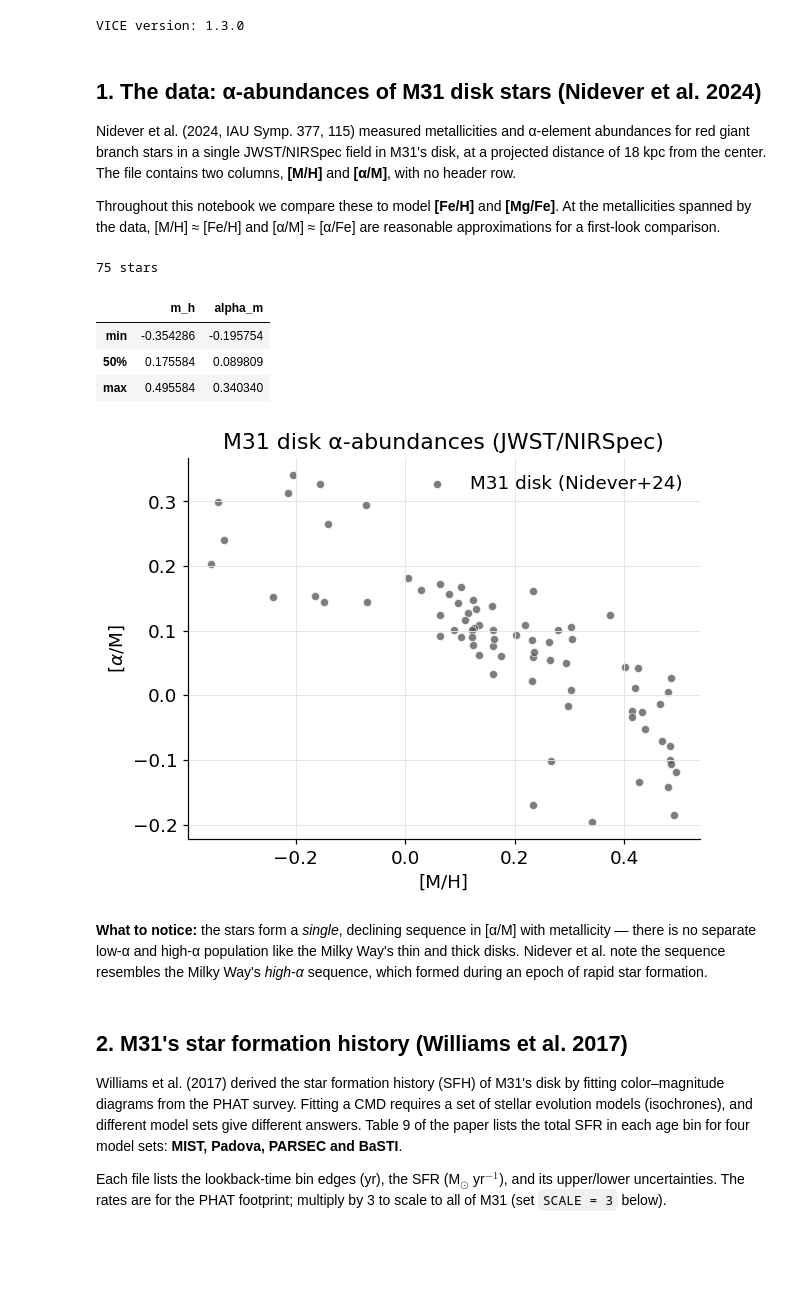
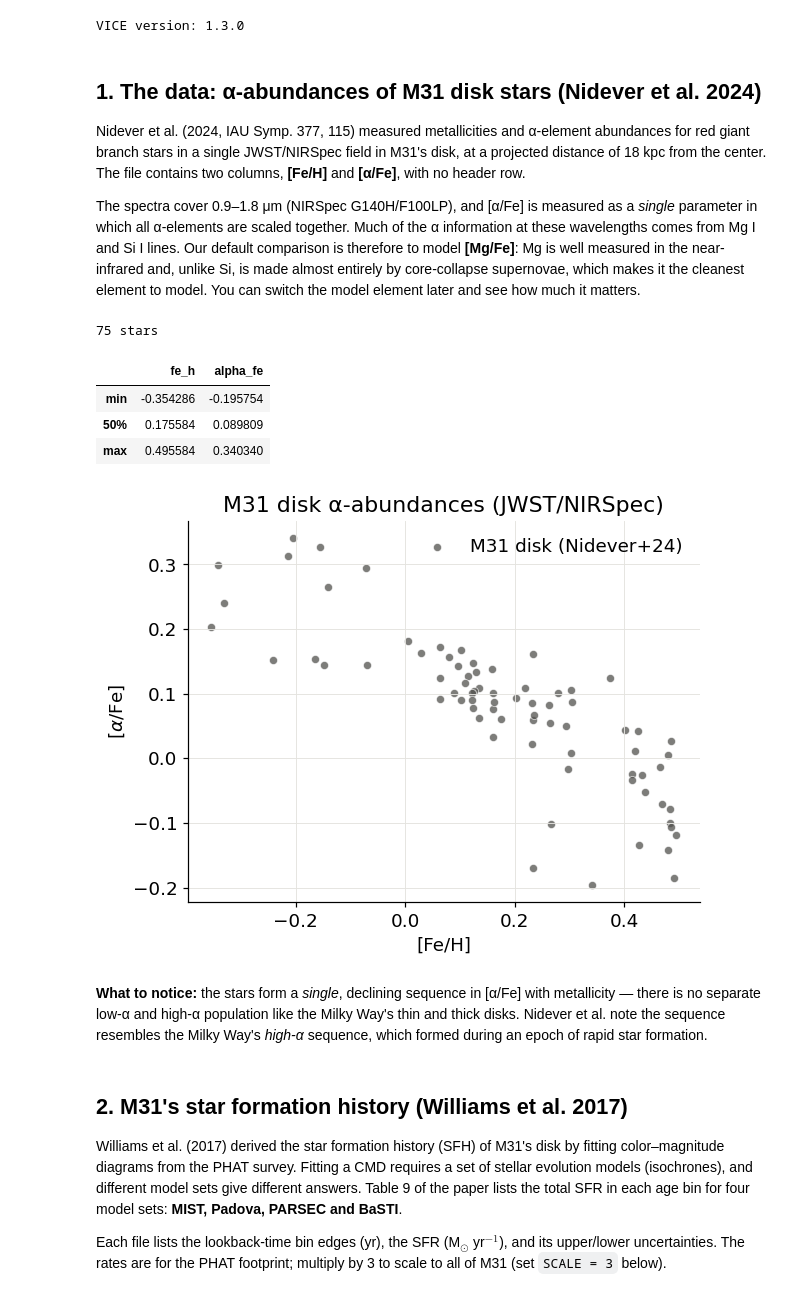
Before and after one commit to ivaescala/LAPIS2026, a Jupyter notebook: M31_VICE_tutorial.ipynb, the cells around one changed output. Saved outputs shown, nothing was run; the diff lists cells and outputs as text; code cells hidden in the pictures; blank space fills up the shorter version.

```diff
--- a/M31_VICE_tutorial.ipynb
+++ b/M31_VICE_tutorial.ipynb
@@ -60,32 +61,32 @@ VICE version: 1.3.0
 # %% [markdown]
 ## 1. The data: α-abundances of M31 disk stars (Nidever et al. 2024)
 
-Nidever et al. (2024, IAU Symp. 377, 115) measured metallicities and α-element abundances for red giant branch stars in a single JWST/NIRSpec field in M31's disk, at a projected distance of 18 kpc from the center. The file contains two columns, **[M/H]** and **[α/M]**, with no header row.
+Nidever et al. (2024, IAU Symp. 377, 115) measured metallicities and α-element abundances for red giant branch stars in a single JWST/NIRSpec field in M31's disk, at a projected distance of 18 kpc from the center. The file contains two columns, **[Fe/H]** and **[α/Fe]**, with no header row.
 
-Throughout this notebook we compare these to model **[Fe/H]** and **[Mg/Fe]**. At the metallicities spanned by the data, [M/H] ≈ [Fe/H] and [α/M] ≈ [α/Fe] are reasonable approximations for a first-look comparison.
+The spectra cover 0.9–1.8 μm (NIRSpec G140H/F100LP), and [α/Fe] is measured as a *single* parameter in which all α-elements are scaled together. Much of the α information at these wavelengths comes from Mg I and Si I lines. Our default comparison is therefore to model **[Mg/Fe]**: Mg is well measured in the near-infrared and, unlike Si, is made almost entirely by core-collapse supernovae, which makes it the cleanest element to model. You can switch the model element later and see how much it matters.
 # %%
-nid = pd.read_csv(DATA / "Nidever2024.csv", header=None, names=["m_h", "alpha_m"])
+nid = pd.read_csv(DATA / "Nidever2024.csv", header=None, names=["fe_h", "alpha_fe"])
 print(f"{len(nid)} stars")
 nid.describe().loc[["min", "50%", "max"]]
 # %% [output]
 75 stars
-|  | m_h | alpha_m |
+|  | fe_h | alpha_fe |
 | min | -0.354286 | -0.195754 |
 | 50% | 0.175584 | 0.089809 |
 | max | 0.495584 | 0.340340 |
 # %%
 fig, ax = plt.subplots(figsize=(6, 4.5))
-ax.scatter(nid["m_h"], nid["alpha_m"], s=28, color=DATA_COLOR, alpha=0.75,
+ax.scatter(nid["fe_h"], nid["alpha_fe"], s=28, color=DATA_COLOR, alpha=0.75,
            edgecolor="white", linewidth=0.5, label="M31 disk (Nidever+24)")
-ax.set_xlabel("[M/H]")
-ax.set_ylabel(r"[$\alpha$/M]")
+ax.set_xlabel("[Fe/H]")
+ax.set_ylabel(r"[$\alpha$/Fe]")
 ax.set_title("M31 disk α-abundances (JWST/NIRSpec)")
 ax.legend(loc="upper right")
 plt.show()
 # %% [output]
-[figure, old version]
+[figure, new version]
 # %% [markdown]
-**What to notice:** the stars form a *single*, declining sequence in [α/M] with metallicity — there is no separate low-α and high-α population like the Milky Way's thin and thick disks. Nidever et al. note the sequence resembles the Milky Way's *high-α* sequence, which formed during an epoch of rapid star formation.
+**What to notice:** the stars form a *single*, declining sequence in [α/Fe] with metallicity — there is no separate low-α and high-α population like the Milky Way's thin and thick disks. Nidever et al. note the sequence resembles the Milky Way's *high-α* sequence, which formed during an epoch of rapid star formation.
 # %% [markdown]
 ## 2. M31's star formation history (Williams et al. 2017)
 
```
Also changed, not shown: parts of 15 cells of this notebook.
